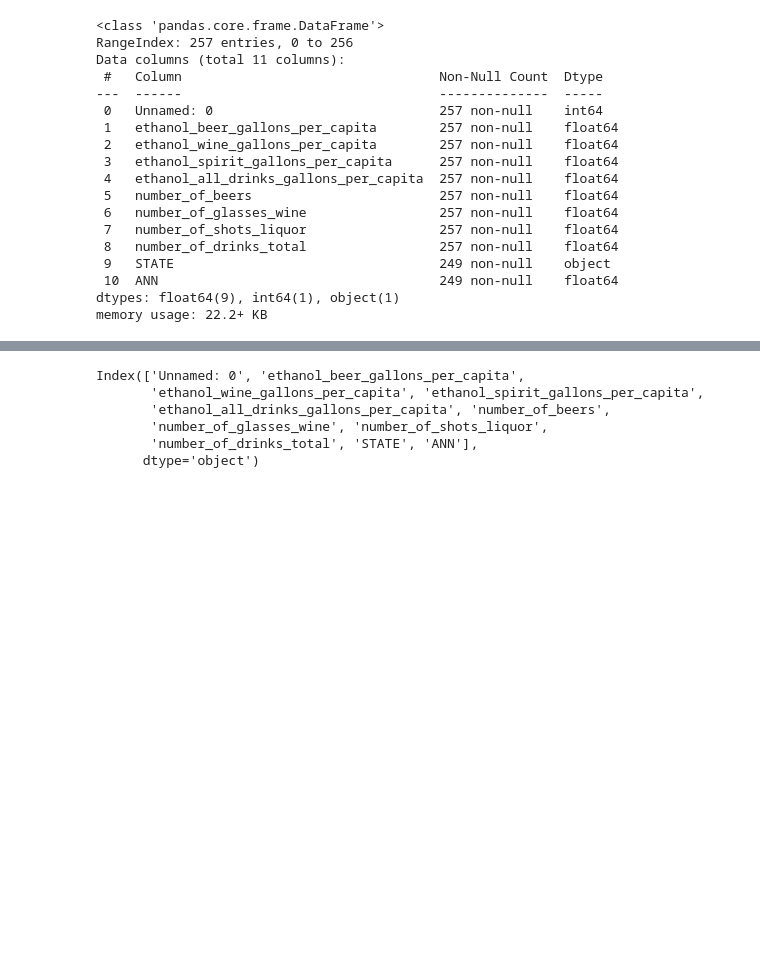
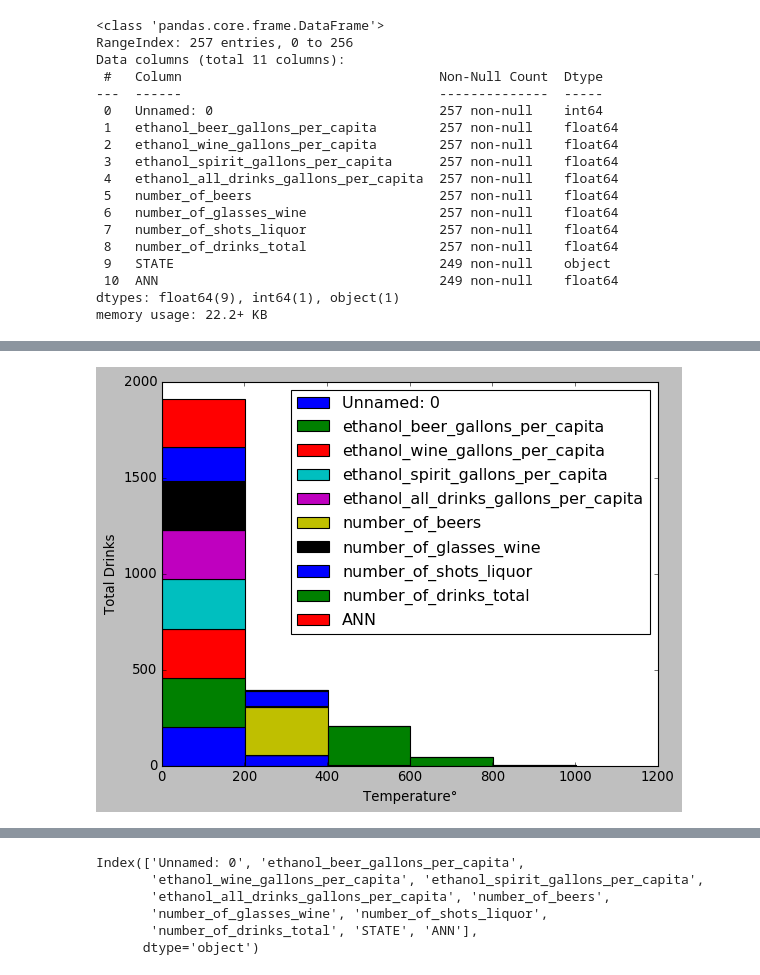
Before and after one commit to MatthewNewell006/alcohol_consumption, a Jupyter notebook: jupyter/2015_alcohol_data_graphing.ipynb, the cells around one changed output, grey strips where cells are left out. Drawn from its saved outputs; the diff is of its cells as text; code cells hidden in the pictures; blank space fills up the shorter version.

```diff
--- a/jupyter/2015_alcohol_data_graphing.ipynb
+++ b/jupyter/2015_alcohol_data_graphing.ipynb
@@ -10,6 +14,6 @@ plt.style.use('classic')
 # %%
 df = pd.read_csv('../data/modified/left_merge_table.csv')
-df.info()
+df.drop(columns=['Unnamed: 0'], inplace)
 # %% [output]
 <class 'pandas.core.frame.DataFrame'>
 RangeIndex: 257 entries, 0 to 256
@@ -47,0 +36,11 @@ df
+# %%
+df.plot.hist(stacked = True, bins=5)
+
+plt.ylabel('Total Drinks')
+plt.xlabel('Temperature°')
+
+plt.savefig('../img/stacked.jpg', dpi=300)
+
+plt.show();
+# %% [output]
+[figure, added]
```
Also changed, not shown: parts of 21 cells of this notebook, 8 other files.
